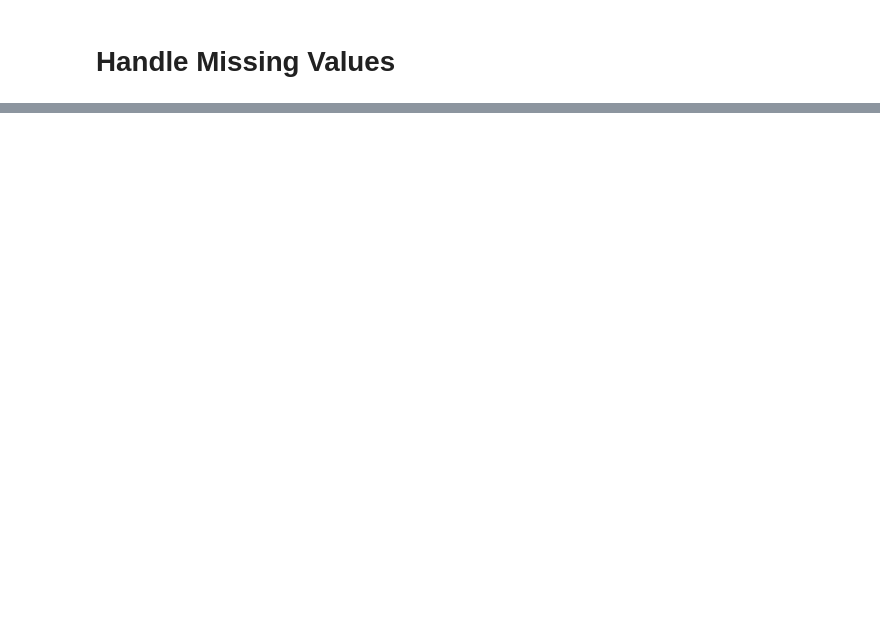
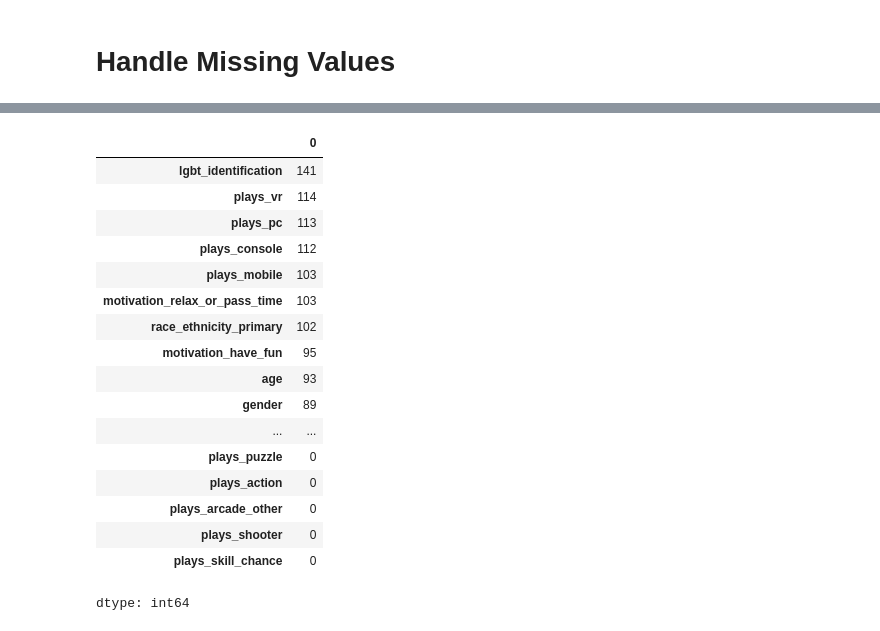
Before and after one commit to Noah-Gallego/Plot-A-Thon, a Jupyter notebook: Noah/gamer_study_cleaning.ipynb, the cells around one changed output, grey strips where cells are left out. Cells and saved outputs as stored; diff of their text form; code cells hidden in the pictures; blank space fills up the shorter version.

```diff
--- a/Noah/gamer_study_cleaning.ipynb
+++ b/Noah/gamer_study_cleaning.ipynb
@@ -95,11 +106,10 @@ is_player ['FALSE' 'TRUE' 'No' 'yes']
 It appears there are several erroneous values, but intent is known. For example 'MALE ' should clearly be mapped to 'Male' and 'femal' to 'Female'. So let's clean that!
 # %%
 # Clean Gender Column by mapping 'MALE ' to 'Male' and 'femal' to 'Female'
-df['gender'] = df['gender'].map({'MALE ': 'Male', 'femal': 'Female'})
+df['gender'] = df['gender'].replace({'MALE ': 'Male', 'femal': 'Female'})
 
 # Clean Race/Ethnicity Column by Mapping 'Whtie' to 'White/Caucasian'
-df['race_ethnicity_primary'] = df['race_ethnicity_primary'].map({'Whtie': 'White/Caucasian'})
+df['race_ethnicity_primary'] = df['race_ethnicity_primary'].replace({'Whtie': 'White/Caucasian'})
 
-# Clean is_player by mapping 'No' to FALSE and 'yes' to TRUE
-df['is_player'] = df['is_player'].map({'No': False, 'yes': True})
-df['is_player'] = df['is_player'].astype('bool')
+# Clean is_player by mapping 'No' to 0 and 'yes' to 1
+df['is_player'] = df['is_player'].map({'No': 0, 'yes': 1, 'FALSE': 0, 'TRUE': 1}).astype('Int64')
@@ -106,3 +121,11 @@ df['is_player'] = df['is_player'].astype('bool')
+# %%
+# Loop over each column and convert booleans to 0:1
+for col in df.columns:
+  if df[col].dtype == 'bool':
+    df[col] = df[col].astype('Int64')
+
+# Convert LGBT Column
+df['lgbt_identification'] = df['lgbt_identification'].map({'No': 0, 'Yes': 1})
 # %% [markdown]
 # Handle Missing Values
 # %%
@@ -125,10 +134,0 @@ dtype: int64
-# %%
-# Loop over each column and convert booleans to 0:1
-for col in df.columns:
-  if df[col].dtype == 'bool':
-    df[col] = df[col].astype('int')
-
-# Conver Age to Int
-df['age'] = df['age'].astype('int')
-
-df.head()
@@ -139,0 +135,21 @@ array(['FALSE', 'TRUE', 'No', 'yes'], dtype=object)
+# %%
+df.isnull().sum().sort_values(ascending=False).head(20)
+# %% [output]
+|  | 0 |
+| lgbt_identification | 141 |
+| plays_vr | 114 |
+| plays_pc | 113 |
+| plays_console | 112 |
+| plays_mobile | 103 |
+| motivation_relax_or_pass_time | 103 |
+| race_ethnicity_primary | 102 |
+| motivation_have_fun | 95 |
+| age | 93 |
+| gender | 89 |
+| ... | ... |
+| plays_puzzle | 0 |
+| plays_action | 0 |
+| plays_arcade_other | 0 |
+| plays_shooter | 0 |
+| plays_skill_chance | 0 |
+dtype: int64
```
Also changed, not shown: parts of 8 cells of this notebook.
